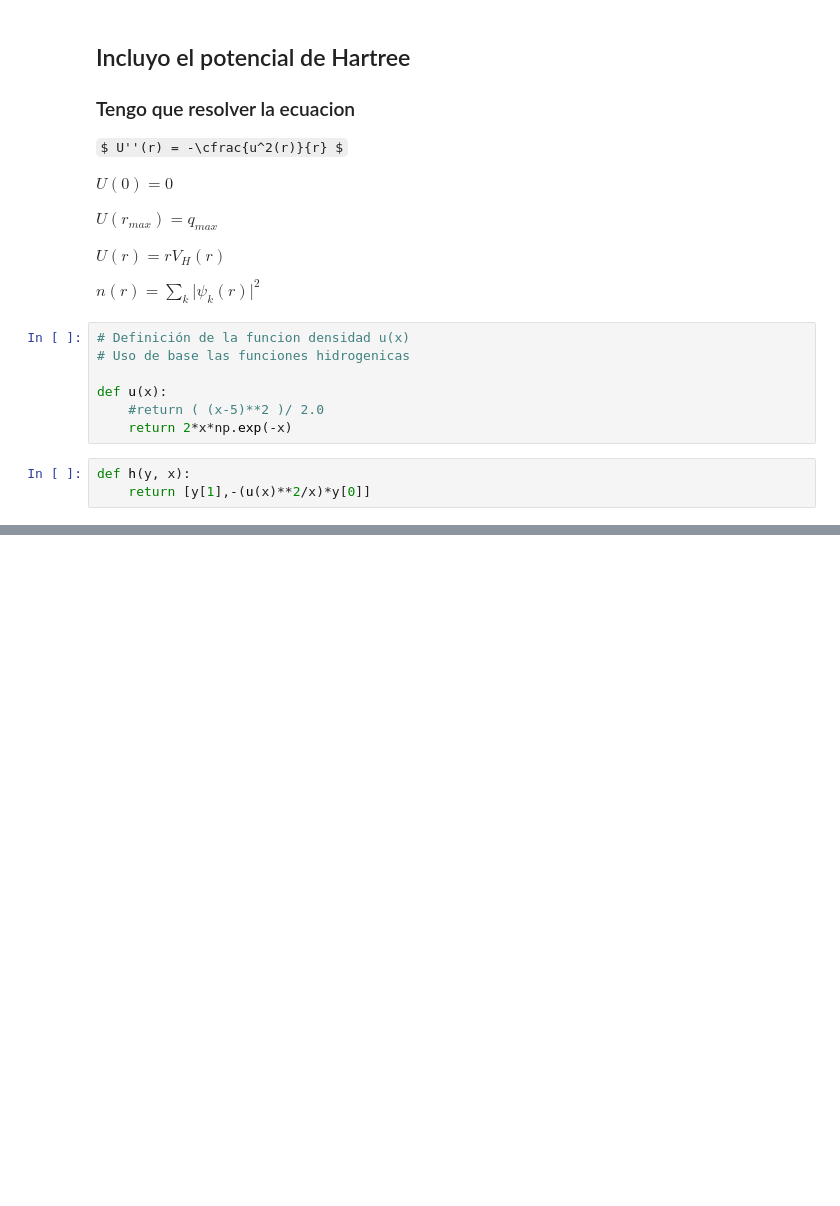
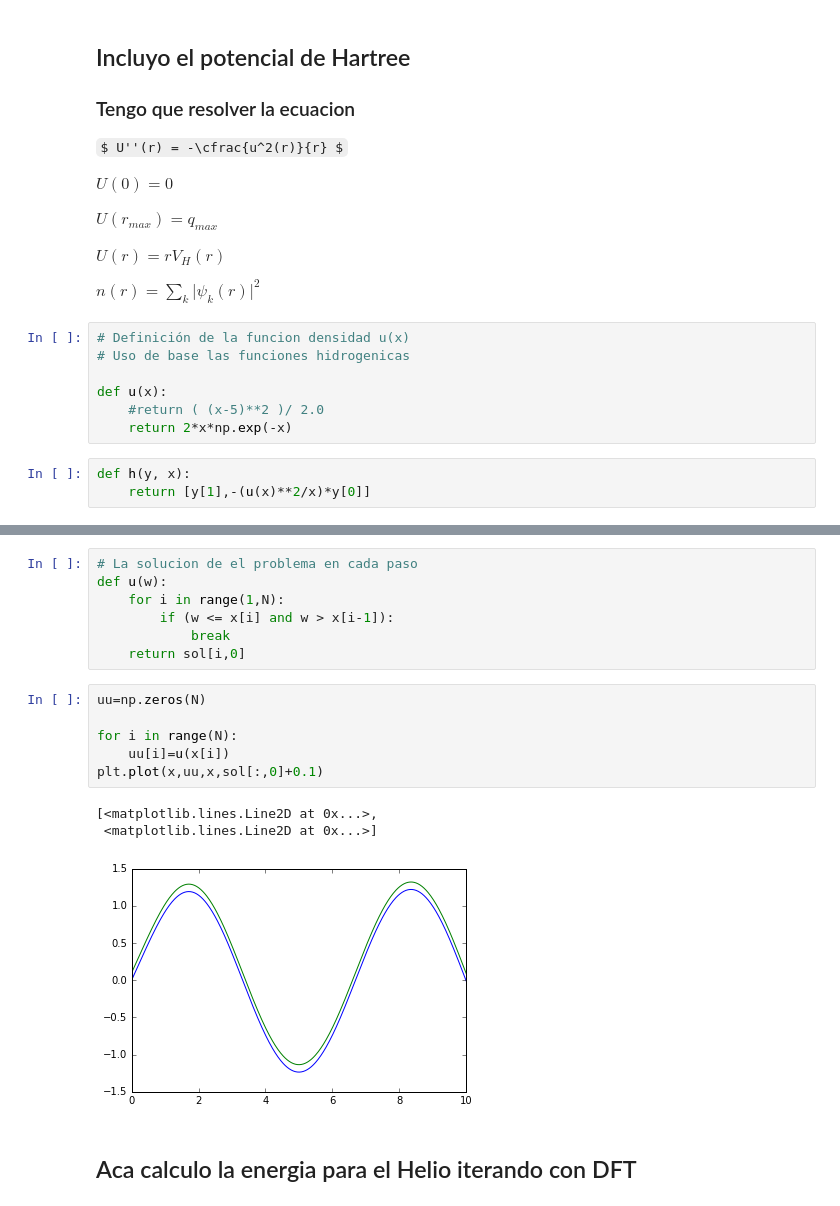
Before and after one commit to carlosbionic/Estructura-de-la-materia-3, a Jupyter notebook: DFT_Helio.ipynb, the cells around one changed output, grey strips where cells are left out. Saved outputs shown, nothing was run; the diff lists cells and outputs as text; some formulas as TeX source; blank space fills up the shorter version.

```diff
--- a/DFT_Helio.ipynb
+++ b/DFT_Helio.ipynb
@@ -148,0 +200,19 @@ NameError: name 'relat' is not defined
+# %%
+# La solucion de el problema en cada paso
+def u(w):
+    for i in range(1,N):
+        if (w <= x[i] and w > x[i-1]):
+            break
+    return sol[i,0]
+# %%
+uu=np.zeros(N)
+
+for i in range(N):
+    uu[i]=u(x[i])
+plt.plot(x,uu,x,sol[:,0]+0.1)
+# %% [output]
+[<matplotlib.lines.Line2D at 0x...>,
+ <matplotlib.lines.Line2D at 0x...>]
+[figure, added]
+# %% [markdown]
+## Aca calculo la energia para el Helio iterando con DFT
```
Also changed, not shown: parts of 11 cells of this notebook.
